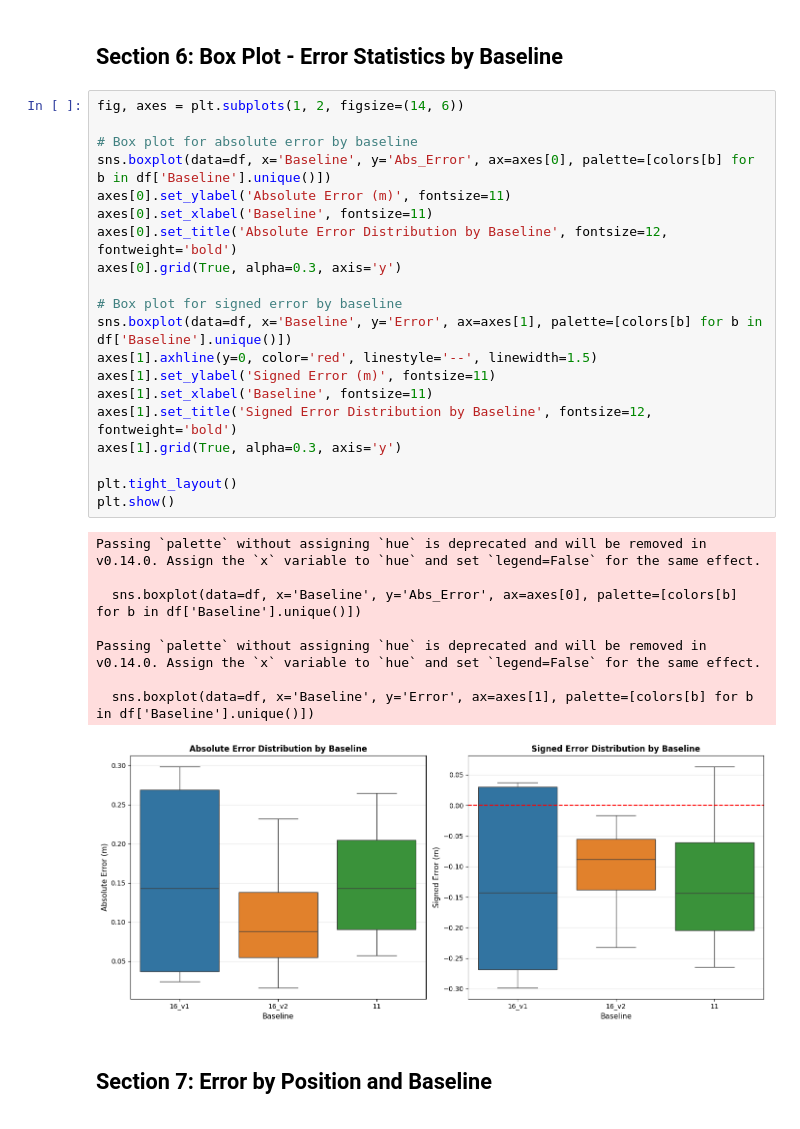
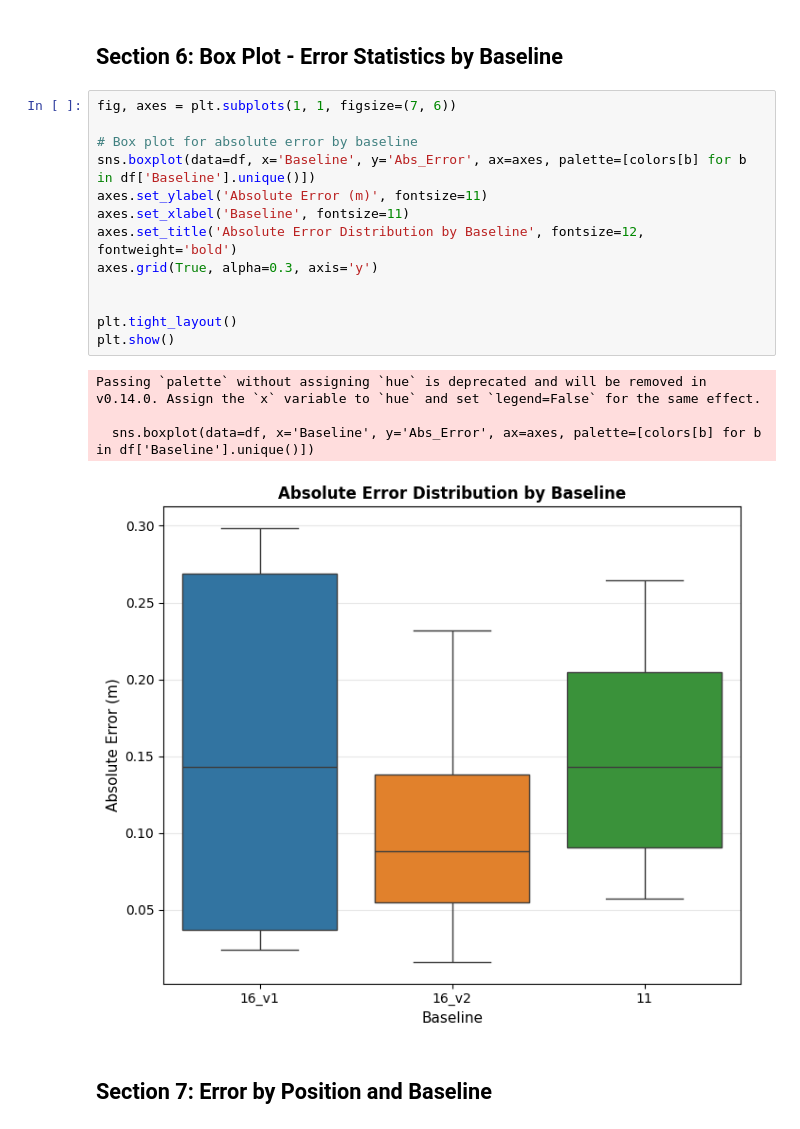
Before and after one commit to averagepindakaasenjoyer/BiomimicryCode, a Jupyter notebook: ReportCode/depth_error_analysis.ipynb, the cells around one changed output. Saved outputs shown, nothing was run; the diff lists cells and outputs as text.

```diff
--- a/ReportCode/depth_error_analysis.ipynb
+++ b/ReportCode/depth_error_analysis.ipynb
@@ -160,34 +252,23 @@ plt.show()
 # %% [markdown]
 ## Section 6: Box Plot - Error Statistics by Baseline
 # %%
-fig, axes = plt.subplots(1, 2, figsize=(14, 6))
+fig, axes = plt.subplots(1, 1, figsize=(7, 6))
 
 # Box plot for absolute error by baseline
-sns.boxplot(data=df, x='Baseline', y='Abs_Error', ax=axes[0], palette=[colors[b] for b in df['Baseline'].unique()])
-axes[0].set_ylabel('Absolute Error (m)', fontsize=11)
-axes[0].set_xlabel('Baseline', fontsize=11)
-axes[0].set_title('Absolute Error Distribution by Baseline', fontsize=12, fontweight='bold')
-axes[0].grid(True, alpha=0.3, axis='y')
+sns.boxplot(data=df, x='Baseline', y='Abs_Error', ax=axes, palette=[colors[b] for b in df['Baseline'].unique()])
+axes.set_ylabel('Absolute Error (m)', fontsize=11)
+axes.set_xlabel('Baseline', fontsize=11)
+axes.set_title('Absolute Error Distribution by Baseline', fontsize=12, fontweight='bold')
+axes.grid(True, alpha=0.3, axis='y')
 
-# Box plot for signed error by baseline
-sns.boxplot(data=df, x='Baseline', y='Error', ax=axes[1], palette=[colors[b] for b in df['Baseline'].unique()])
-axes[1].axhline(y=0, color='red', linestyle='--', linewidth=1.5)
-axes[1].set_ylabel('Signed Error (m)', fontsize=11)
-axes[1].set_xlabel('Baseline', fontsize=11)
-axes[1].set_title('Signed Error Distribution by Baseline', fontsize=12, fontweight='bold')
-axes[1].grid(True, alpha=0.3, axis='y')
 
 plt.tight_layout()
 plt.show()
 # %% [output]
 Passing `palette` without assigning `hue` is deprecated and will be removed in v0.14.0. Assign the `x` variable to `hue` and set `legend=False` for the same effect.
 
-  sns.boxplot(data=df, x='Baseline', y='Abs_Error', ax=axes[0], palette=[colors[b] for b in df['Baseline'].unique()])
-
-Passing `palette` without assigning `hue` is deprecated and will be removed in v0.14.0. Assign the `x` variable to `hue` and set `legend=False` for the same effect.
-
-  sns.boxplot(data=df, x='Baseline', y='Error', ax=axes[1], palette=[colors[b] for b in df['Baseline'].unique()])
+  sns.boxplot(data=df, x='Baseline', y='Abs_Error', ax=axes, palette=[colors[b] for b in df['Baseline'].unique()])
-[figure, old version]
+[figure, new version]
 # %% [markdown]
 ## Section 7: Error by Position and Baseline
 # %%
```
Also changed, not shown: parts of 3 cells of this notebook, 5 other files.
